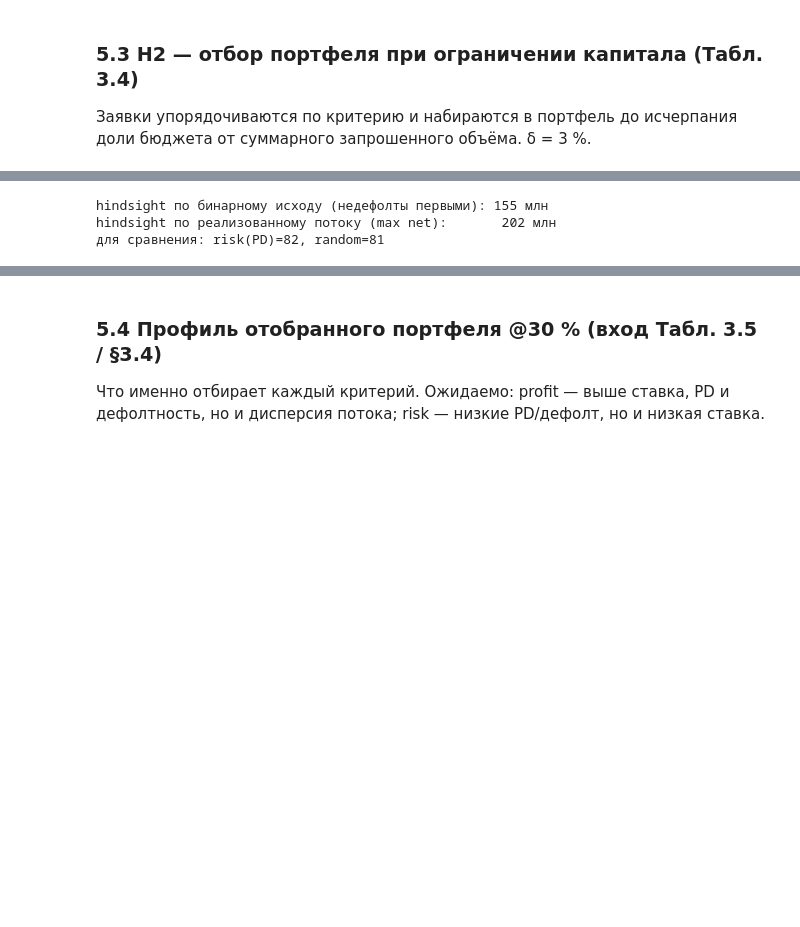
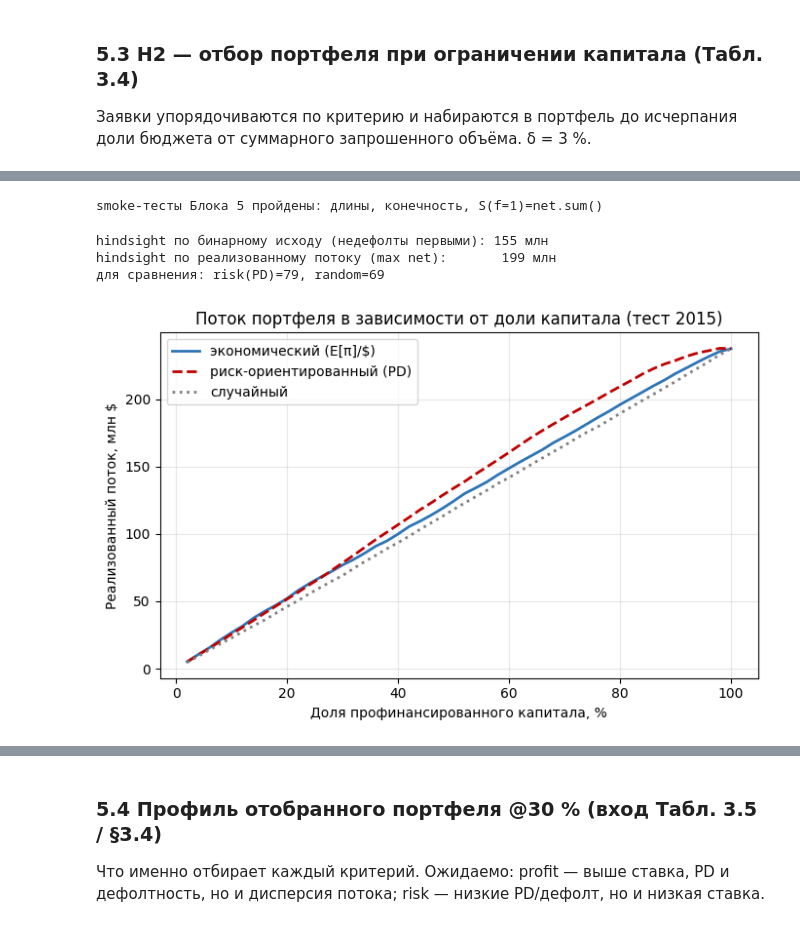
Before and after one commit to vyumalashko/coursework_vyumalashko, a Jupyter notebook: notebooks/coursework_script.ipynb, the cells around one changed output, grey strips where cells are left out. Cells and saved outputs as stored; diff of their text form; code cells hidden in the pictures; blank space fills up the shorter version.

```diff
--- a/notebooks/coursework_script.ipynb
+++ b/notebooks/coursework_script.ipynb
@@ -443,7 +588,7 @@ def money_slice(df, pd_cal):
     return dict(mask=mask, L=L,
         r   = df['int_rate'].values[mask] / 100,
         n   = df['term_months'].values[mask].astype(float),
-        net = df['total_pymnt'].values[mask] + df['recoveries'].fillna(0).values[mask] - L,
+        net = df['total_pymnt'].values[mask] - L,  # total_pymnt уже включает recoveries
         pd_cal = pd_cal[mask],
         yv  = ((df['event'].values[mask] == 1) & (df['duration'].values[mask] <= H)).astype(int))
 
@@ -454,7 +599,7 @@ assert len(L) == len(r) == len(n_term) == len(net) == len(pd_money) == len(yv_mo
 print(f"Дозревшая денежная выборка теста 2015: n={money['mask'].sum():,} | "
       f"60-мес среди них {(n_term==60).mean()*100:.1f}% | дефолт@36 {yv_money.mean()*100:.1f}%")
 
-def pv_comp(L, r, n, lgd=0.50, disc=0.03, dmf=0.15):
+def pv_comp(L, r, n, lgd=LGD_BASE, disc=DISC_BASE, dmf=DMF_BASE):
     """Ожидаемая приведённая прибыль: возвращает (π_good, π_def).
     π_good — полностью выплаченный кредит; π_def — дефолт на месяце m=dmf·срок с возвратом доли
     (1−lgd) остатка тела. disc — ставка дисконтирования δ (стоимость капитала), dmf — момент дефолта."""
@@ -467,6 +612,33 @@ def pv_comp(L, r, n, lgd=0.50, disc=0.03, dmf=0.15):
     Bm = np.where(i>0, A*(1-(1+i)**(-(n-m)))/i, L*(n-m)/n)      # остаток тела на момент дефолта
     pvd = A*ann(dd, m) + (1-lgd)*Bm*(1+dd)**(-m) - L
     return pvg, pvd
+
+# === Единые помощники отбора портфеля (DRY, §2.8) ====================================
+# Соглашение о знаке — единое во всём денежном блоке: скор всегда «больше = лучше»,
+# отбор кандидатов = argsort(-score). Для риск-отбора «больше = лучше» означает -PD.
+def portfolio_select(order, loan_amt, budget, total=None):
+    """Индексы, отобранные порядком `order`, пока накопленная сумма ≤ budget·total."""
+    if total is None: total = loan_amt.sum()
+    return order[np.cumsum(loan_amt[order]) <= budget * total]
+
+def portfolio_flow(order, loan_amt, net_cf, budget, total=None):
+    """Реализованный поток (млн $) портфеля, набранного по `order` до доли капитала `budget`."""
+    return net_cf[portfolio_select(order, loan_amt, budget, total)].sum() / 1e6
+
+def bootstrap_gain(score, risk_score, loan_amt, net_cf, budget, B=B_MAIN, rng=None, seed=SEED):
+    """Бутстрэп-распределение выигрыша потока (млн $) отбора по `score` над отбором по
+    `risk_score` (оба — в соглашении «больше = лучше»): ресэмпл кредитов с возвращением,
+    портфель пересобирается на каждой реплике. Возвращает массив из B разностей потоков.
+    Если передан rng — использует его (для сохранения общей последовательности случайности)."""
+    if rng is None: rng = np.random.default_rng(seed)
+    n = len(loan_amt); gains = np.empty(B)
+    for j in range(B):
+        ix = rng.integers(0, n, n)
+        La, na, sa, ra = loan_amt[ix], net_cf[ix], score[ix], risk_score[ix]; tt = La.sum()
+        o1 = np.argsort(-sa); o2 = np.argsort(-ra)
+        gains[j] = (na[o1[np.cumsum(La[o1]) <= budget*tt]].sum()
+                    - na[o2[np.cumsum(La[o2]) <= budget*tt]].sum()) / 1e6
+    return gains
 # %% [output]
 Дозревшая денежная выборка теста 2015: n=283,026 | 60-мес среди них 0.0% | дефолт@36 14.9%
 # %% [markdown]
@@ -516,11 +683,43 @@ for f in [0.10, 0.30, 0.50, 1.00]:
+# %%
+# === Smoke-тесты инвариантов денежной выборки (Блок 5) ===
+# Дешёвая защита от запуска ячеек не по порядку и от рассинхрона массивов.
+assert len(net) == len(L) == len(pd_money) == len(profit_score), \
+    'длины массивов денежной выборки разошлись — ячейки запущены не по порядку?'
+assert np.isfinite(net).all() and np.isfinite(L).all(), 'в net/L появились NaN/inf'
+assert (L > 0).all(), 'встретилась неположительная выданная сумма L'
+assert ((pd_money >= 0) & (pd_money <= 1)).all(), 'PD вне [0,1]'
+# При полном бюджете в портфель попадают все кредиты, поэтому поток
+# любой политики обязан совпасть с суммой реализованного потока net.
+_full = {k: portfolio_flow(o, L, net, 1.0) for k, o in orders.items()}
+assert max(_full.values()) - min(_full.values()) < 1e-6, \
+    'при f=1 потоки политик должны совпадать'
+assert abs(portfolio_flow(orders['profit'], L, net, 1.0) - net.sum()/1e6) < 1e-6, \
+    'инвариант суммы потоков нарушен: portfolio_flow(f=1) != net.sum()'
+print('smoke-тесты Блока 5 пройдены: длины, конечность, S(f=1)=net.sum()')
+# %% [output]
+smoke-тесты Блока 5 пройдены: длины, конечность, S(f=1)=net.sum()
 # %%
 # Зависимости: Блок 5 (net, yv_money, L, tot, port_flow)
-def flow_by(order, f): s = order[np.cumsum(L[order]) <= f*tot]; return net[s].sum()/1e6
 f = 0.30
-print(f"hindsight по бинарному исходу (недефолты первыми): {flow_by(np.argsort(yv_money), f):.0f} млн")
-print(f"hindsight по реализованному потоку (max net):       {flow_by(np.argsort(-net), f):.0f} млн")
-print(f"для сравнения: risk(PD)={port_flow(orders['risk(PD)'], f):.0f}, random={port_flow(orders['random'], f):.0f}")
+print(f"hindsight по бинарному исходу (недефолты первыми): {portfolio_flow(np.argsort(yv_money), L, net, f):.0f} млн")
+print(f"hindsight по реализованному потоку (max net):       {portfolio_flow(np.argsort(-net), L, net, f):.0f} млн")
+print(f"для сравнения: risk(PD)={portfolio_flow(orders['risk(PD)'], L, net, f):.0f}, random={portfolio_flow(orders['random'], L, net, f):.0f}")
 # %% [output]
 hindsight по бинарному исходу (недефолты первыми): 155 млн
-hindsight по реализованному потоку (max net):       202 млн
-для сравнения: risk(PD)=82, random=81
+hindsight по реализованному потоку (max net):       199 млн
+для сравнения: risk(PD)=79, random=69
+# %%
+# Рис. 3.2 — реализованный поток портфеля от доли капитала (тест 2015)
+grid = np.linspace(0.02, 1.0, 50)
+fig, ax = plt.subplots(figsize=(7, 4.5))
+styles = {'profit':   ('#2E75B6','-', 'экономический (E[π]/$)'),
+          'risk(PD)': ('#C00000','--','риск-ориентированный (PD)'),
+          'random':   ('gray',   ':', 'случайный')}
+for k,(c,ls,lab) in styles.items():
+    ax.plot(grid*100, [portfolio_flow(orders[k], L, net, f) for f in grid], ls, color=c, lw=2, label=lab)
+ax.set_xlabel('Доля профинансированного капитала, %'); ax.set_ylabel('Реализованный поток, млн $')
+ax.set_title('Поток портфеля в зависимости от доли капитала (тест 2015)')
+ax.legend(); ax.grid(alpha=0.3)
+fig.tight_layout(); fig.savefig('../reports/fig_3_2_h2_curve.png', dpi=150); plt.show()
+# %% [output]
+[figure, added]
```
Also changed, not shown: parts of 57 cells of this notebook, 9 other files.
